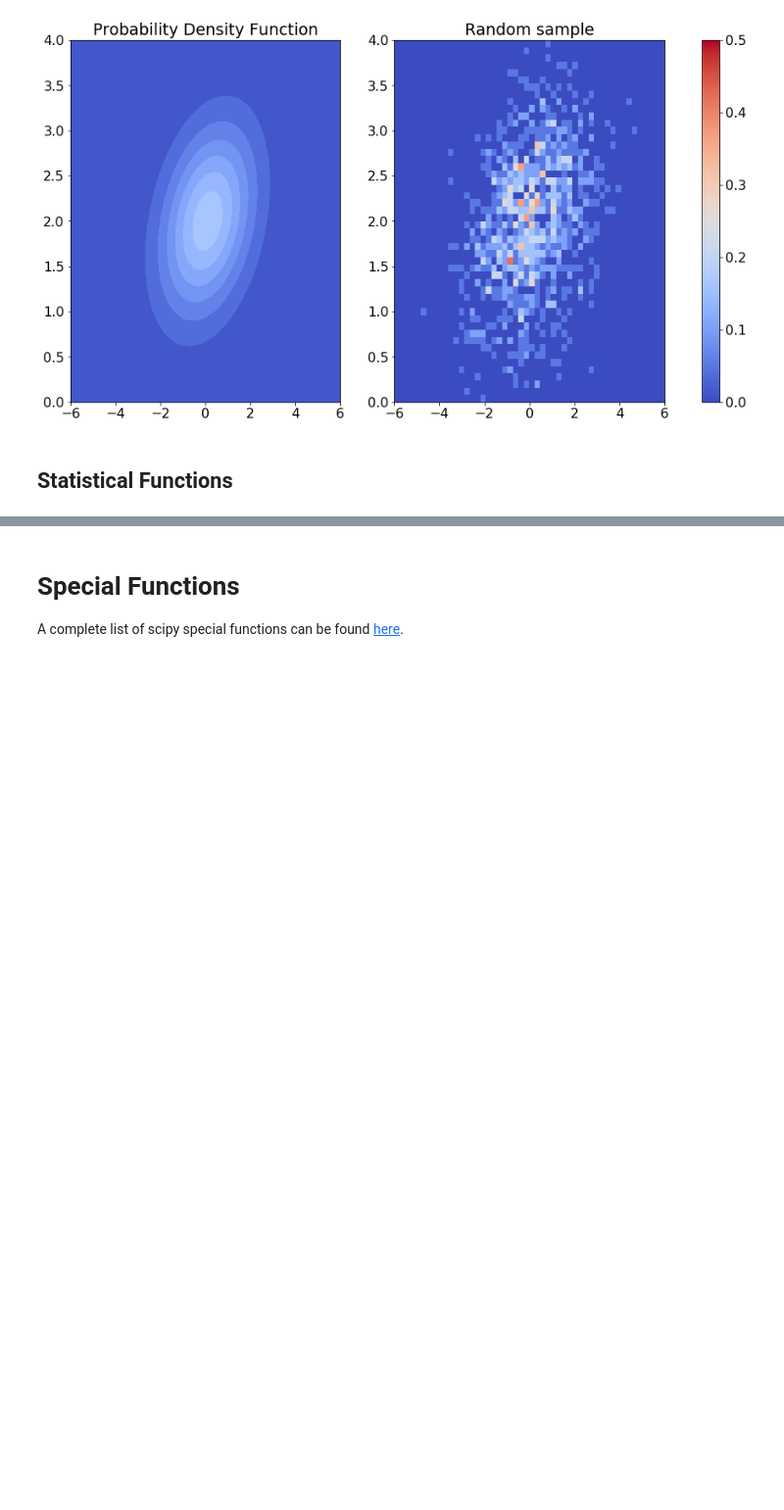
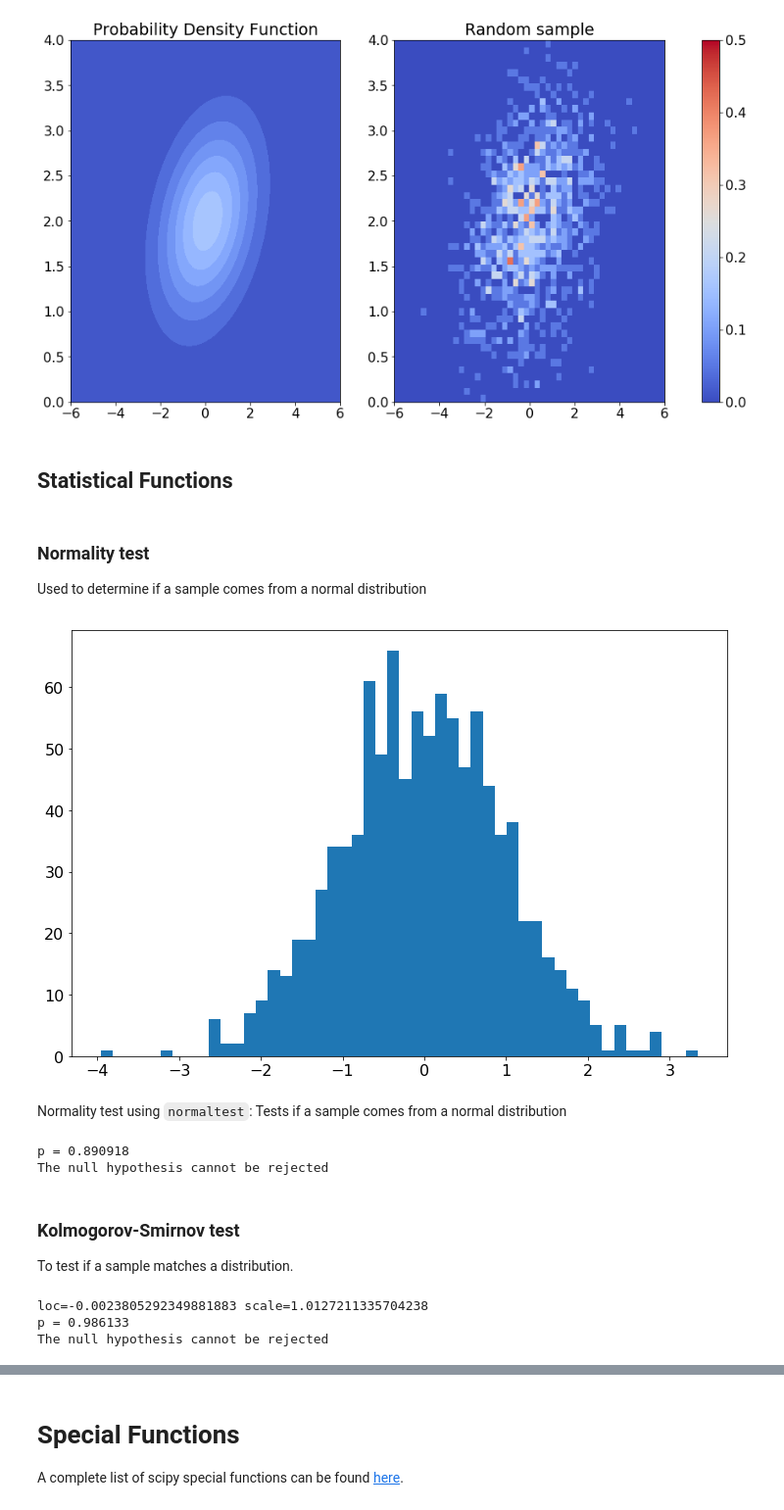
Before and after one commit to ftorradeflot/PythonMasterIFAE, a Jupyter notebook: scipy/scipy.ipynb, the cells around one changed output, grey strips where cells are left out. Shown at 98% size. Drawn from its saved outputs; the diff is of its cells as text; code cells hidden in the pictures; blank space fills up the shorter version.

```diff
--- a/scipy/scipy.ipynb
+++ b/scipy/scipy.ipynb
@@ -707,4 +641,4 @@ dtype: float64
 # %%
-# we can use the fit method to get the MLE of the mean and the std
-stats.norm.fit(df_incs.Apple)
+# Get the estimation of the mean and the standard deviation from a sample
+stats.norm.fit(x_sample)
 # %% [output]
@@ -828,3 +762,17 @@ fig.colorbar(h[3], ax=[ax1, ax2]);
 # %% [markdown]
 <a id=statistical_functions></a>
 ## Statistical Functions
+# %% [markdown]
+### Normality test
+
+Used to determine if a sample comes from a normal distribution
+# %%
+x_sample = stats.norm().rvs(size=1000)
+
+alpha = 1e-3
+# %%
+plt.hist(x_sample, bins=50);
+# %% [output]
+[figure, added]
+# %% [markdown]
+Normality test using `normaltest`: Tests if a sample comes from a normal distribution
@@ -830,0 +786,21 @@ fig.colorbar(h[3], ax=[ax1, ax2]);
+# %%
+k2, p = stats.normaltest(x_sample)
+print_result(p, alpha)
+# %% [output]
+p = 0.890918
+The null hypothesis cannot be rejected
+# %% [markdown]
+### Kolmogorov-Smirnov test
+
+To test if a sample matches a distribution.
+# %%
+l = x_sample.mean()
+s = x_sample.std(ddof=1)
+print('loc={} scale={}'.format(l, s))
+
+k, p = stats.kstest(x_sample, stats.norm(l, s).cdf)
+print_result(p, alpha)
+# %% [output]
+loc=-0.0023805292349881883 scale=1.0127211335704238
+p = 0.986133
+The null hypothesis cannot be rejected
```
Also changed, not shown: parts of 28 cells of this notebook, 2 other files.
